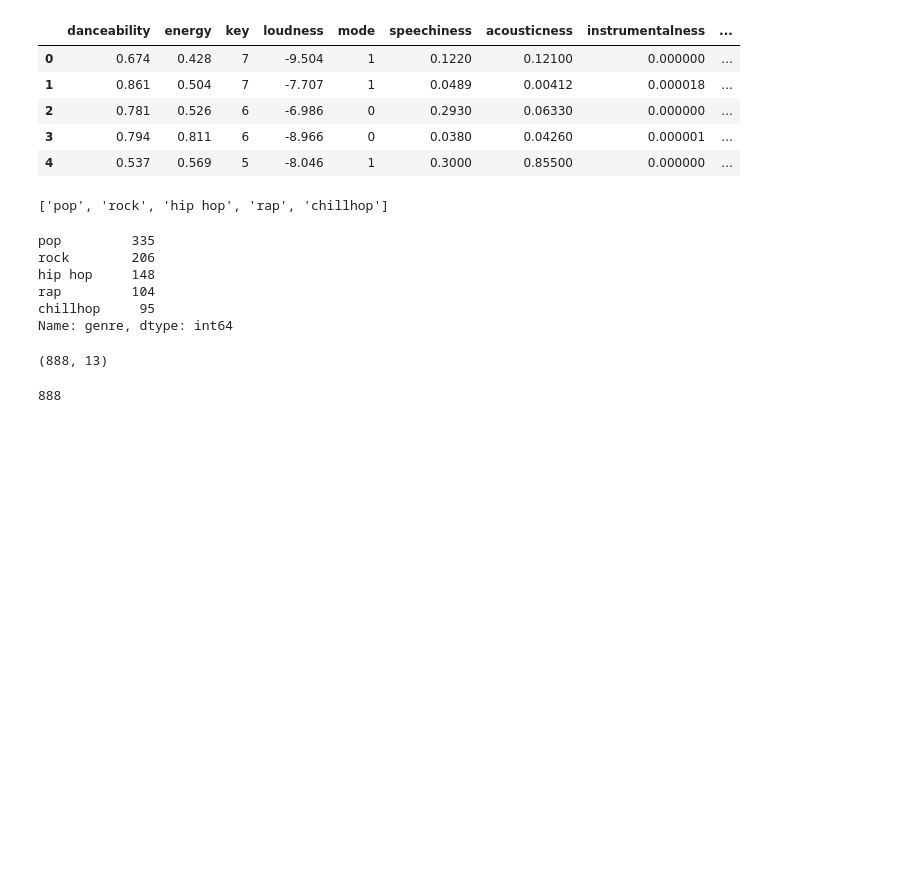
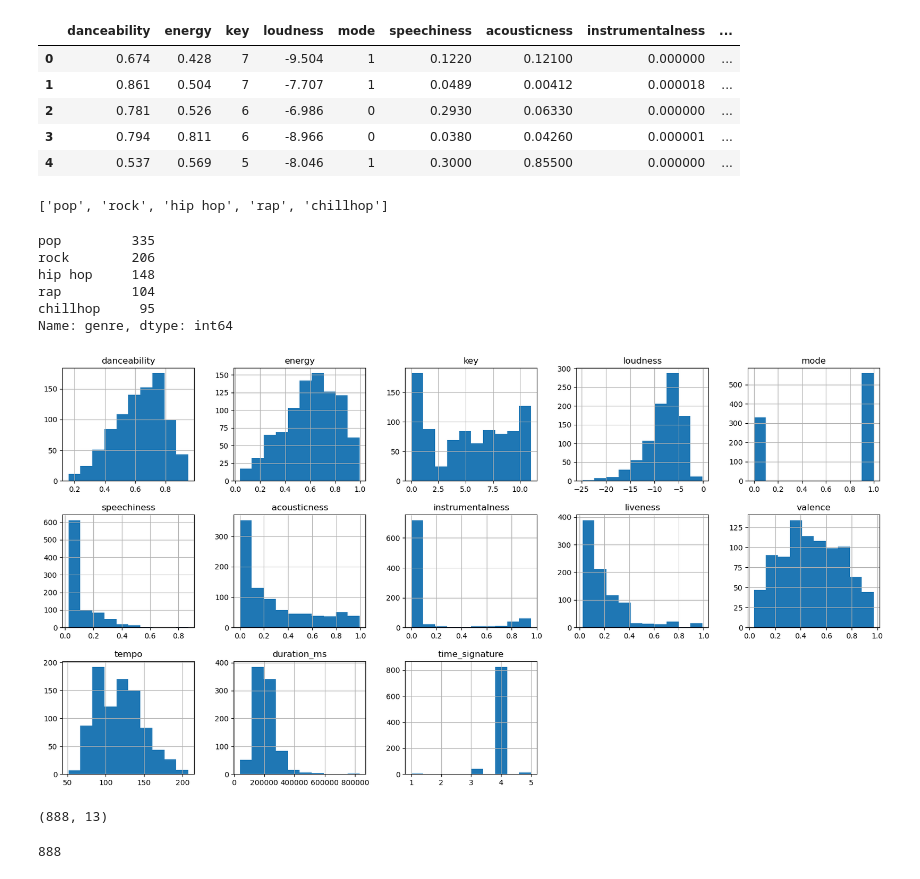
Before and after one commit to quytrungg/Final_Project_CSC14119, a Jupyter notebook: data_modeling/components/tracks_genre_classification.ipynb, the cells around one changed output. Cells and saved outputs as stored; diff of their text form; code cells hidden in the pictures; blank space fills up the shorter version.

```diff
--- a/data_modeling/components/tracks_genre_classification.ipynb
+++ b/data_modeling/components/tracks_genre_classification.ipynb
@@ -95,6 +95,11 @@ chillhop     95
 Name: genre, dtype: int64
 # %%
 test_data = test_data.sort_values(by=['genre'])
+# %%
+test_data.hist(layout=(3, 5), figsize=(20, 10))
+plt.show()
+# %% [output]
+[figure, added]
 # %%
 x_test_2 = scaler.fit_transform(np.array(test_data.iloc[:, :-1], dtype = float))
 x_test_2.shape
```
Also changed, not shown: parts of 17 cells of this notebook.
